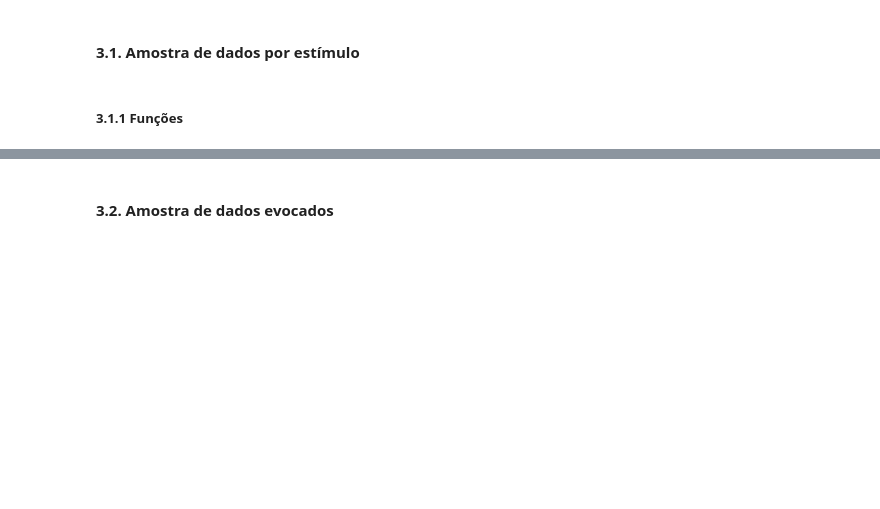
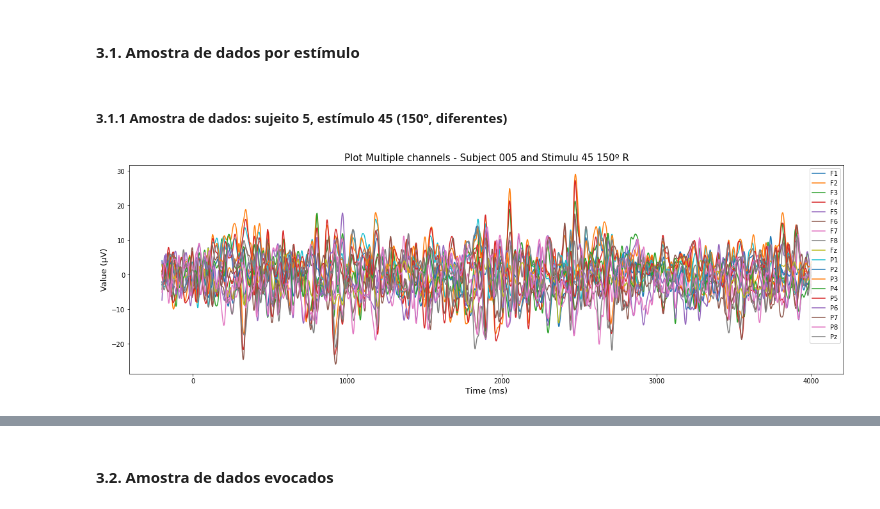
Before and after one commit to abner-lucas/EEG-Time-Series-Prediction, a Jupyter notebook: notebooks/visualization_outputs_eeg.ipynb, the cells around one changed output, grey strips where cells are left out. Drawn from its saved outputs; the diff is of its cells as text; code cells hidden in the pictures; blank space fills up the shorter version.

```diff
--- a/notebooks/visualization_outputs_eeg.ipynb
+++ b/notebooks/visualization_outputs_eeg.ipynb
@@ -152,4 +122,4 @@ Nesta seção, para cada um sujeito dos grupos será traçada a superfície 2-D
 # %% [markdown]
 #### <a id='s1'>3.1. Amostra de dados por estímulo</a>
 # %% [markdown]
-##### <a id='s1_funcs'>3.1.1 Funções</a>
+##### <a id='s1_a1'>3.1.1 Amostra de dados: sujeito 5, estímulo 45 (150º, diferentes)</a>
@@ -318,0 +126,9 @@ def plot_2D(raw_data, title=None):
+# %%
+subject_id1 = '0005'
+stimulu1 = 'Stimulus/45_150_R'
+
+S_sample_df, raw_data = subject_trial_data(subject_id1, stimulu1, EEG_trials)
+fig1 = PlotSeries.plot_2D(raw_data,'Subject 005 and Stimulu 45 150º R')
+fig1.savefig('outputs_fig/fig1_0005_s_45_150_R.png')
+# %% [output]
+[figure, added]
```
Also changed, not shown: parts of 46 cells of this notebook, 12 other files.
